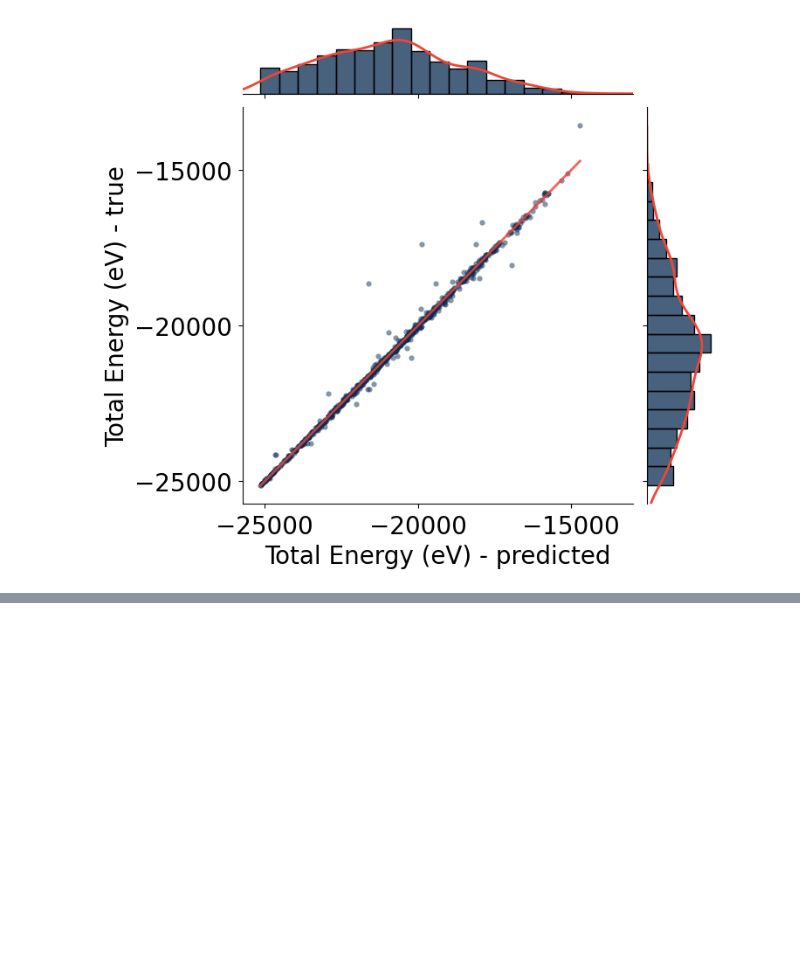
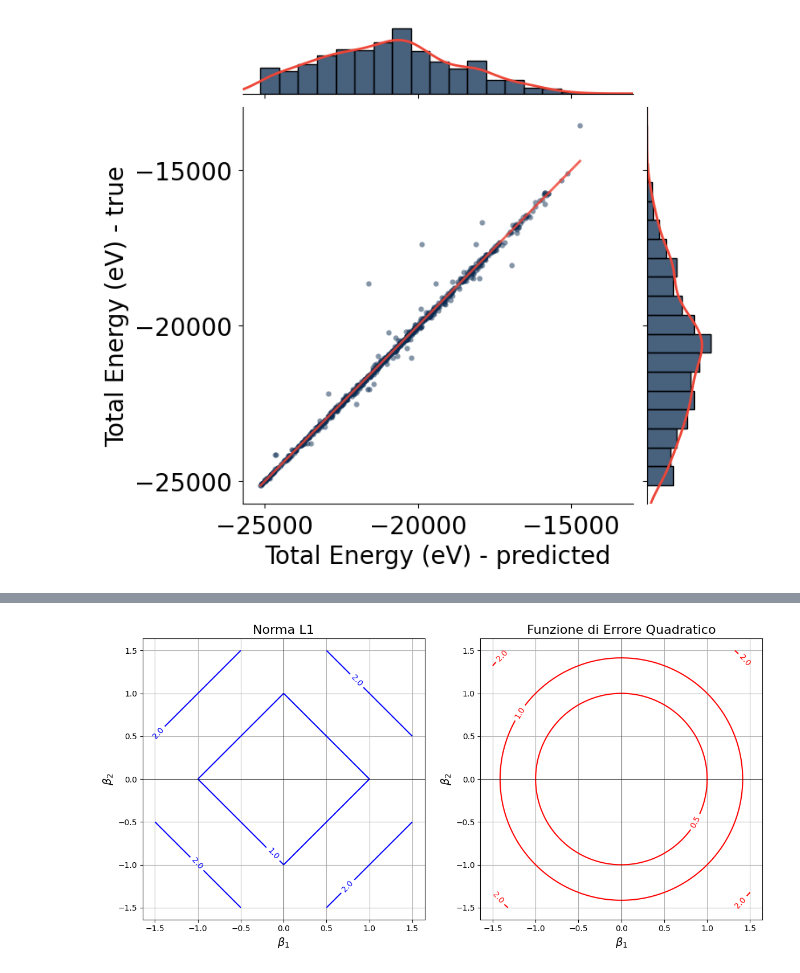
Before and after one commit to daimoners/GrapheNetDefectDetector, a Jupyter notebook: fit_plots.ipynb, the cells around one changed output, grey strips where cells are left out. Drawn from its saved outputs; the diff is of its cells as text; code cells hidden in the pictures; blank space fills up the shorter version.

```diff
--- a/fit_plots.ipynb
+++ b/fit_plots.ipynb
@@ -166,0 +361,50 @@ for target in target_list:
+# %%
+import numpy as np
+import matplotlib.pyplot as plt
+
+# Definizione della griglia di coefficienti
+beta1 = np.linspace(-1.5, 1.5, 400)
+beta2 = np.linspace(-1.5, 1.5, 400)
+Beta1, Beta2 = np.meshgrid(beta1, beta2)
+
+# Calcolo della norma L1
+L1_norm = np.abs(Beta1) + np.abs(Beta2)
+
+# Calcolo della funzione di errore quadratico
+# Nota: la funzione di errore è simulata qui per visualizzazione
+# In pratica, sarebbe calcolata come parte dell'ottimizzazione
+error = (Beta1**2 + Beta2**2) / 2
+
+# Creazione della figura
+plt.figure(figsize=(12, 6))
+
+# Traccia le linee di contorno della norma L1
+plt.subplot(1, 2, 1)
+contour_levels = [1, 2, 3]  # Livelli di contorno per la norma L1
+contours = plt.contour(Beta1, Beta2, L1_norm, levels=contour_levels, colors='b')
+plt.clabel(contours, inline=True, fontsize=10, fmt='%1.1f')
+plt.xlabel(r'$\beta_1$', fontsize=14)
+plt.ylabel(r'$\beta_2$', fontsize=14)
+plt.title('Norma L1', fontsize=16)
+plt.grid(True)
+plt.axhline(0, color='black', linewidth=0.5)
+plt.axvline(0, color='black', linewidth=0.5)
+plt.axis('equal')
+
+# Traccia le linee di contorno della funzione di errore
+plt.subplot(1, 2, 2)
+error_contours = plt.contour(Beta1, Beta2, error, levels=[0.5, 1, 2], colors='r')
+plt.clabel(error_contours, inline=True, fontsize=10, fmt='%1.1f')
+plt.xlabel(r'$\beta_1$', fontsize=14)
+plt.ylabel(r'$\beta_2$', fontsize=14)
+plt.title('Funzione di Errore Quadratico', fontsize=16)
+plt.grid(True)
+plt.axhline(0, color='black', linewidth=0.5)
+plt.axvline(0, color='black', linewidth=0.5)
+plt.axis('equal')
+
+# Mostra la figura
+plt.tight_layout()
+plt.show()
+# %% [output]
+[figure, added]
```
Also changed, not shown: parts of 10 cells of this notebook, 42 other files.
